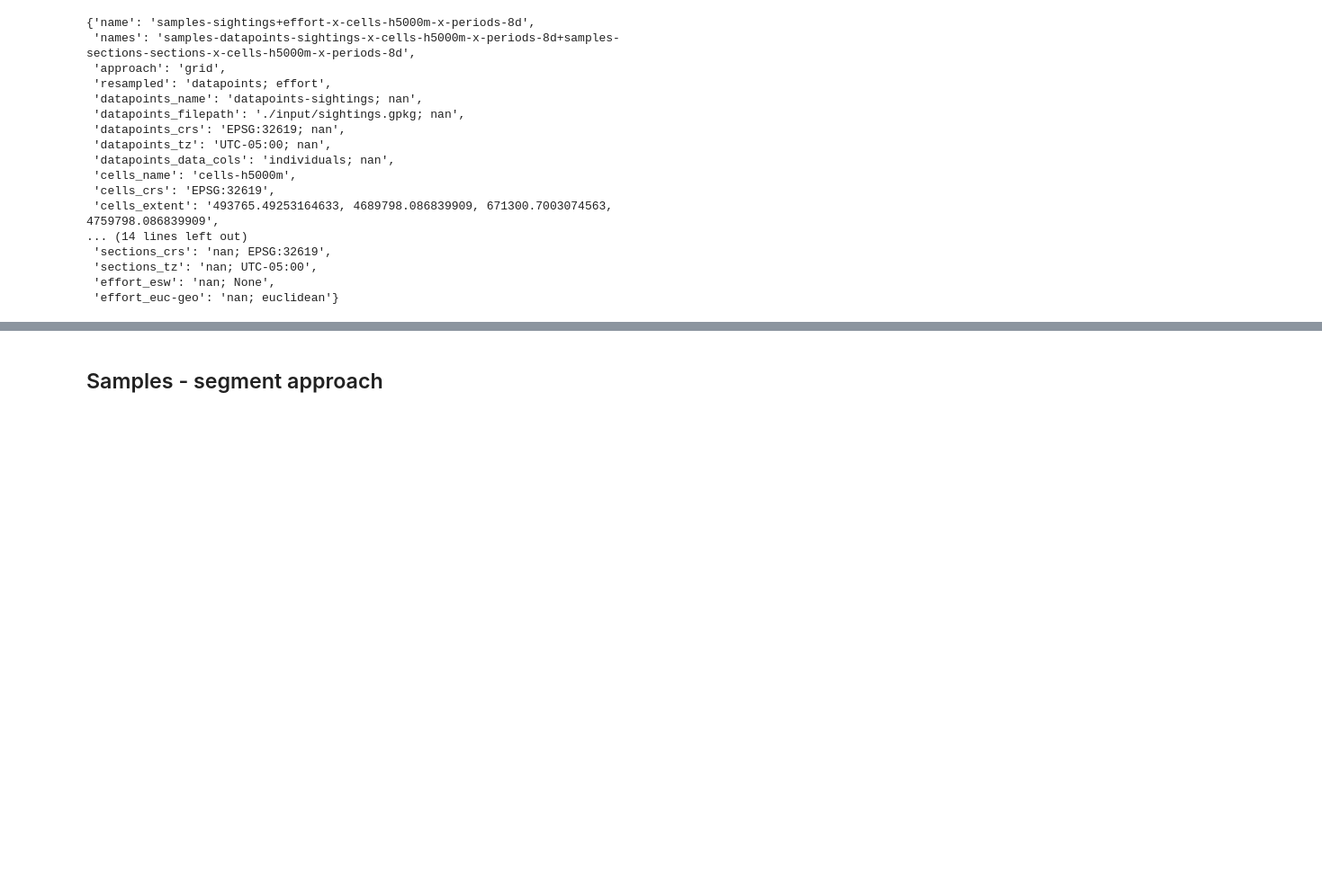
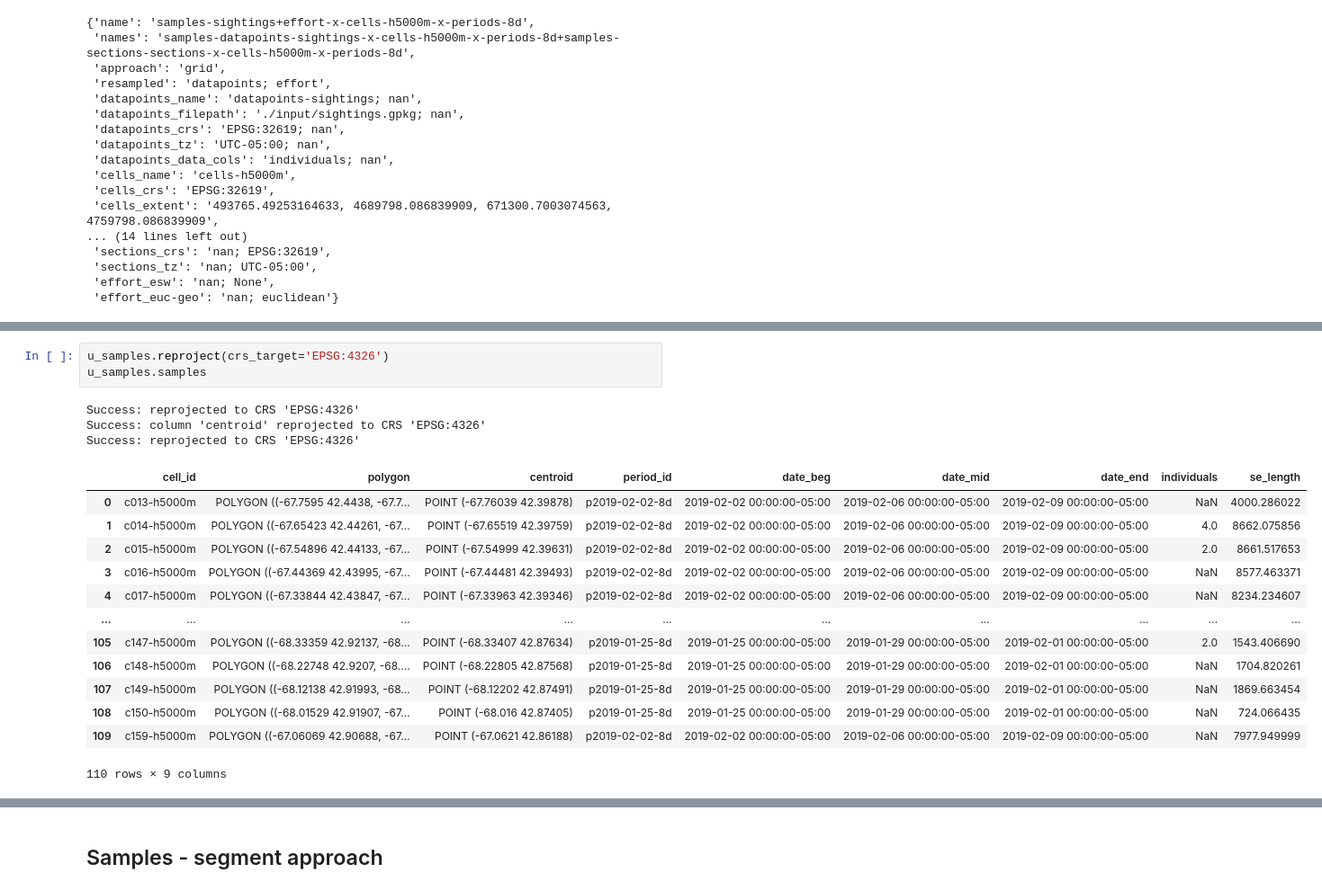
Before and after one commit to JSBigelow/sampley, a Jupyter notebook: exemplars/horizontal/stage-3.ipynb, the cells around one changed output, grey strips where cells are left out. Shown at 90% size. Drawn from its saved outputs; the diff is of its cells as text; blank space fills up the shorter version.

```diff
--- a/exemplars/horizontal/stage-3.ipynb
+++ b/exemplars/horizontal/stage-3.ipynb
@@ -170,0 +178,20 @@ u_samples.samples
+# %%
+u_samples.reproject(crs_target='EPSG:4326')
+u_samples.samples
+# %% [output]
+Success: reprojected to CRS 'EPSG:4326'
+Success: column 'centroid' reprojected to CRS 'EPSG:4326'
+Success: reprojected to CRS 'EPSG:4326'
+|  | cell_id | polygon | centroid | period_id | date_beg | date_mid | date_end | individuals | se_length |
+| 0 | c013-h5000m | POLYGON ((-67.7595 42.4438, -67.7... | POINT (-67.76039 42.39878) | p2019-02-02-8d | 2019-02-02 00:00:00-05:00 | 2019-02-06 00:00:00-05:00 | 2019-02-09 00:00:00-05:00 | NaN | 4000.286022 |
+| 1 | c014-h5000m | POLYGON ((-67.65423 42.44261, -67... | POINT (-67.65519 42.39759) | p2019-02-02-8d | 2019-02-02 00:00:00-05:00 | 2019-02-06 00:00:00-05:00 | 2019-02-09 00:00:00-05:00 | 4.0 | 8662.075856 |
+| 2 | c015-h5000m | POLYGON ((-67.54896 42.44133, -67... | POINT (-67.54999 42.39631) | p2019-02-02-8d | 2019-02-02 00:00:00-05:00 | 2019-02-06 00:00:00-05:00 | 2019-02-09 00:00:00-05:00 | 2.0 | 8661.517653 |
+| 3 | c016-h5000m | POLYGON ((-67.44369 42.43995, -67... | POINT (-67.44481 42.39493) | p2019-02-02-8d | 2019-02-02 00:00:00-05:00 | 2019-02-06 00:00:00-05:00 | 2019-02-09 00:00:00-05:00 | NaN | 8577.463371 |
+| 4 | c017-h5000m | POLYGON ((-67.33844 42.43847, -67... | POINT (-67.33963 42.39346) | p2019-02-02-8d | 2019-02-02 00:00:00-05:00 | 2019-02-06 00:00:00-05:00 | 2019-02-09 00:00:00-05:00 | NaN | 8234.234607 |
+| ... | ... | ... | ... | ... | ... | ... | ... | ... | ... |
+| 105 | c147-h5000m | POLYGON ((-68.33359 42.92137, -68... | POINT (-68.33407 42.87634) | p2019-01-25-8d | 2019-01-25 00:00:00-05:00 | 2019-01-29 00:00:00-05:00 | 2019-02-01 00:00:00-05:00 | 2.0 | 1543.406690 |
+| 106 | c148-h5000m | POLYGON ((-68.22748 42.9207, -68.... | POINT (-68.22805 42.87568) | p2019-01-25-8d | 2019-01-25 00:00:00-05:00 | 2019-01-29 00:00:00-05:00 | 2019-02-01 00:00:00-05:00 | NaN | 1704.820261 |
+| 107 | c149-h5000m | POLYGON ((-68.12138 42.91993, -68... | POINT (-68.12202 42.87491) | p2019-01-25-8d | 2019-01-25 00:00:00-05:00 | 2019-01-29 00:00:00-05:00 | 2019-02-01 00:00:00-05:00 | NaN | 1869.663454 |
+| 108 | c150-h5000m | POLYGON ((-68.01529 42.91907, -67... | POINT (-68.016 42.87405) | p2019-01-25-8d | 2019-01-25 00:00:00-05:00 | 2019-01-29 00:00:00-05:00 | 2019-02-01 00:00:00-05:00 | NaN | 724.066435 |
+| 109 | c159-h5000m | POLYGON ((-67.06069 42.90688, -67... | POINT (-67.0621 42.86188) | p2019-02-02-8d | 2019-02-02 00:00:00-05:00 | 2019-02-06 00:00:00-05:00 | 2019-02-09 00:00:00-05:00 | NaN | 7977.949999 |
+110 rows × 9 columns
```
Also changed, not shown: parts of 27 cells of this notebook, 49 other files.
